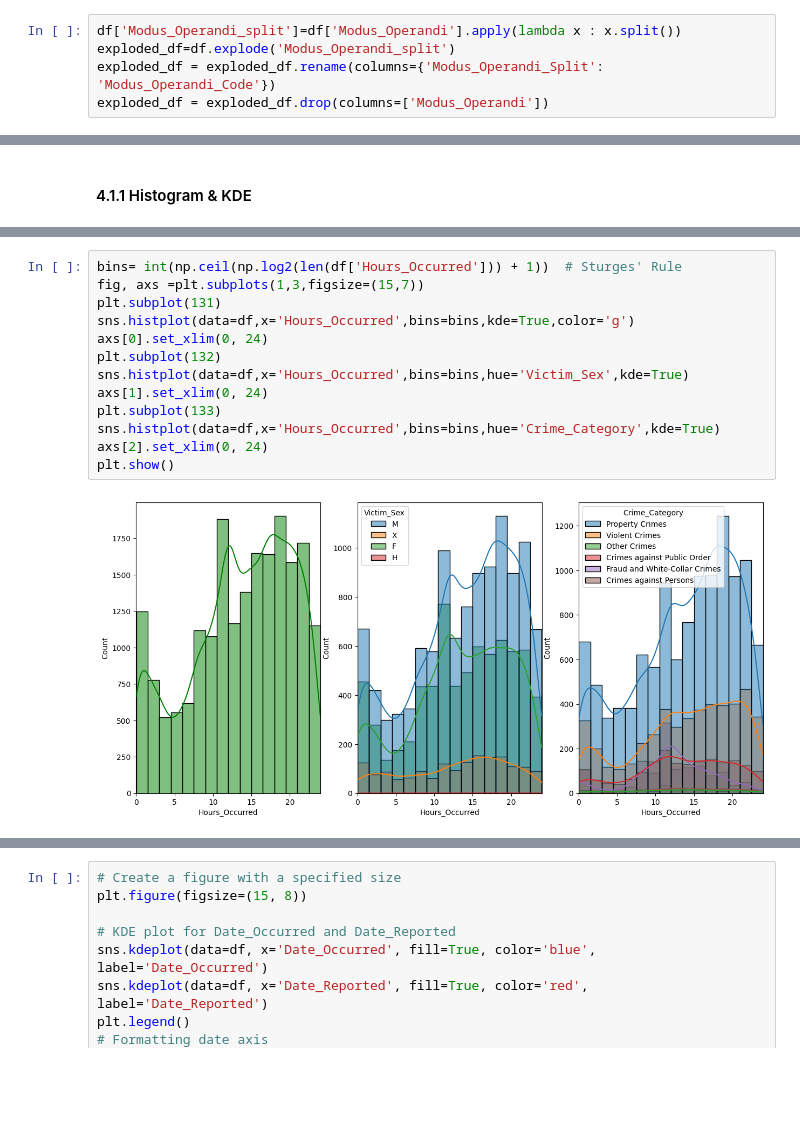
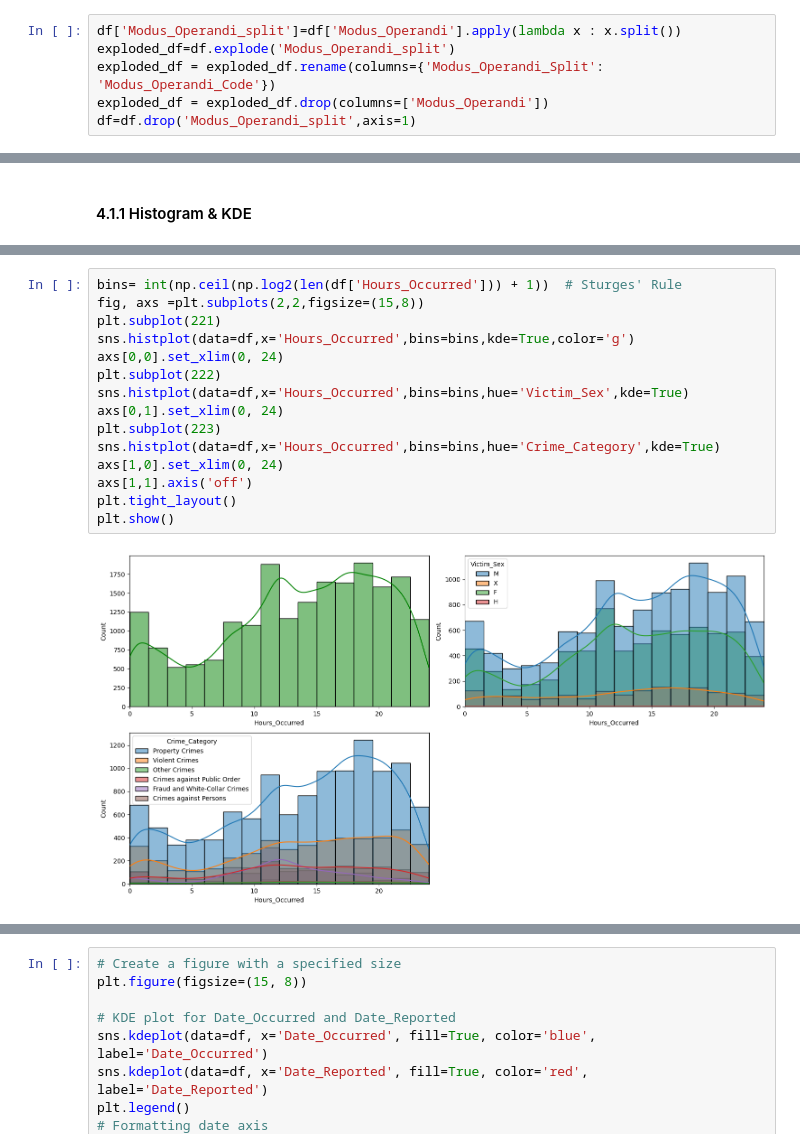
Before and after one commit to imran-nazir0011/CrimeCast-Forecasting-Crime-Categories, a Jupyter notebook: notebook/EDA.ipynb, the cells around one changed output, grey strips where cells are left out. Drawn from its saved outputs; the diff is of its cells as text; blank space fills up the shorter version.

```diff
--- a/notebook/EDA.ipynb
+++ b/notebook/EDA.ipynb
@@ -296,6 +296,7 @@ df['Modus_Operandi_split']=df['Modus_Operandi'].apply(lambda x : x.split())
 exploded_df=df.explode('Modus_Operandi_split')
 exploded_df = exploded_df.rename(columns={'Modus_Operandi_Split': 'Modus_Operandi_Code'})
 exploded_df = exploded_df.drop(columns=['Modus_Operandi'])
+df=df.drop('Modus_Operandi_split',axis=1)
 # %%
 exploded_df.info()
 # %% [output]
@@ -370,15 +384,17 @@ plt.show()
 # %%
 bins= int(np.ceil(np.log2(len(df['Hours_Occurred'])) + 1))  # Sturges' Rule
-fig, axs =plt.subplots(1,3,figsize=(15,7))
-plt.subplot(131)
+fig, axs =plt.subplots(2,2,figsize=(15,8))
+plt.subplot(221)
 sns.histplot(data=df,x='Hours_Occurred',bins=bins,kde=True,color='g')
-axs[0].set_xlim(0, 24)
-plt.subplot(132)
+axs[0,0].set_xlim(0, 24)
+plt.subplot(222)
 sns.histplot(data=df,x='Hours_Occurred',bins=bins,hue='Victim_Sex',kde=True)
-axs[1].set_xlim(0, 24)
-plt.subplot(133)
+axs[0,1].set_xlim(0, 24)
+plt.subplot(223)
 sns.histplot(data=df,x='Hours_Occurred',bins=bins,hue='Crime_Category',kde=True)
-axs[2].set_xlim(0, 24)
+axs[1,0].set_xlim(0, 24)
+axs[1,1].axis('off')
+plt.tight_layout()
 plt.show()
 # %% [output]
-[figure, old version]
+[figure, new version]
```
Also changed, not shown: parts of 16 cells of this notebook.
